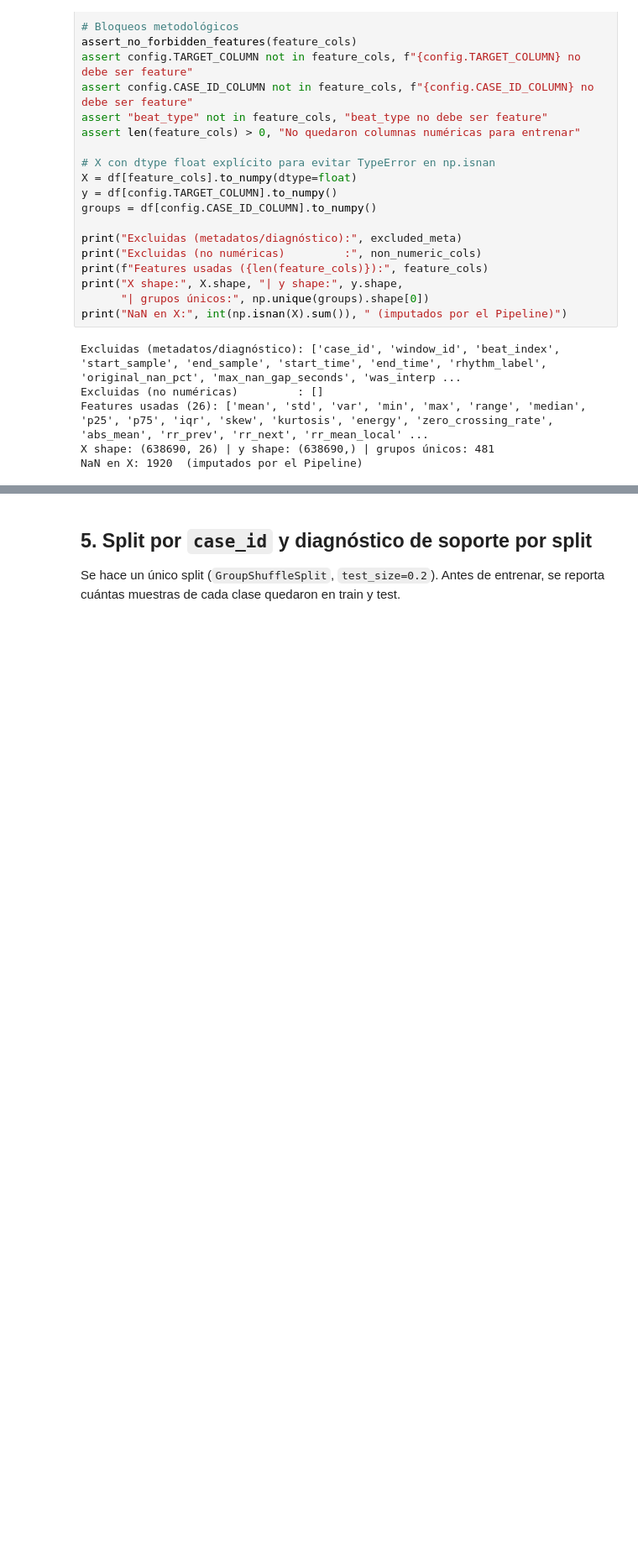
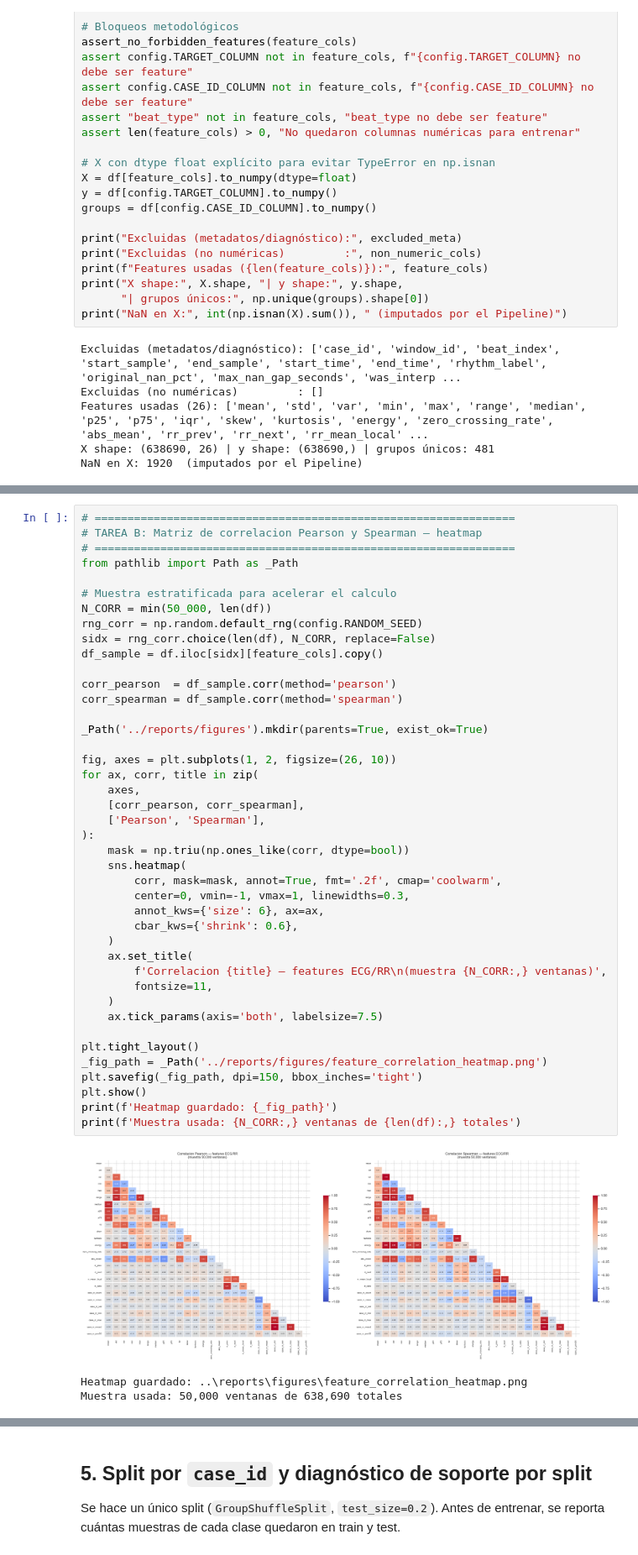
Before and after one commit to Y-santiago/vitaldb-arrhythmia-ml, a Jupyter notebook: notebooks/05_baseline_modeling.ipynb, the cells around one changed output, grey strips where cells are left out. Shown at 84% size. Saved outputs shown, nothing was run; the diff lists cells and outputs as text; blank space fills up the shorter version.

```diff
--- a/notebooks/05_baseline_modeling.ipynb
+++ b/notebooks/05_baseline_modeling.ipynb
@@ -223,0 +296,46 @@ NaN en X: 1920  (imputados por el Pipeline)
+# %%
+# ================================================================
+# TAREA B: Matriz de correlacion Pearson y Spearman — heatmap
+# ================================================================
+from pathlib import Path as _Path
+
+# Muestra estratificada para acelerar el calculo
+N_CORR = min(50_000, len(df))
+rng_corr = np.random.default_rng(config.RANDOM_SEED)
+sidx = rng_corr.choice(len(df), N_CORR, replace=False)
+df_sample = df.iloc[sidx][feature_cols].copy()
+
+corr_pearson  = df_sample.corr(method='pearson')
+corr_spearman = df_sample.corr(method='spearman')
+
+_Path('../reports/figures').mkdir(parents=True, exist_ok=True)
+
+fig, axes = plt.subplots(1, 2, figsize=(26, 10))
+for ax, corr, title in zip(
+    axes,
+    [corr_pearson, corr_spearman],
+    ['Pearson', 'Spearman'],
+):
+    mask = np.triu(np.ones_like(corr, dtype=bool))
+    sns.heatmap(
+        corr, mask=mask, annot=True, fmt='.2f', cmap='coolwarm',
+        center=0, vmin=-1, vmax=1, linewidths=0.3,
+        annot_kws={'size': 6}, ax=ax,
+        cbar_kws={'shrink': 0.6},
+    )
+    ax.set_title(
+        f'Correlacion {title} — features ECG/RR\n(muestra {N_CORR:,} ventanas)',
+        fontsize=11,
+    )
+    ax.tick_params(axis='both', labelsize=7.5)
+
+plt.tight_layout()
+_fig_path = _Path('../reports/figures/feature_correlation_heatmap.png')
+plt.savefig(_fig_path, dpi=150, bbox_inches='tight')
+plt.show()
+print(f'Heatmap guardado: {_fig_path}')
+print(f'Muestra usada: {N_CORR:,} ventanas de {len(df):,} totales')
+# %% [output]
+[figure, added]
+Heatmap guardado: ..\reports\figures\feature_correlation_heatmap.png
+Muestra usada: 50,000 ventanas de 638,690 totales
```
Also changed, not shown: parts of 10 cells of this notebook, 1 other file.
